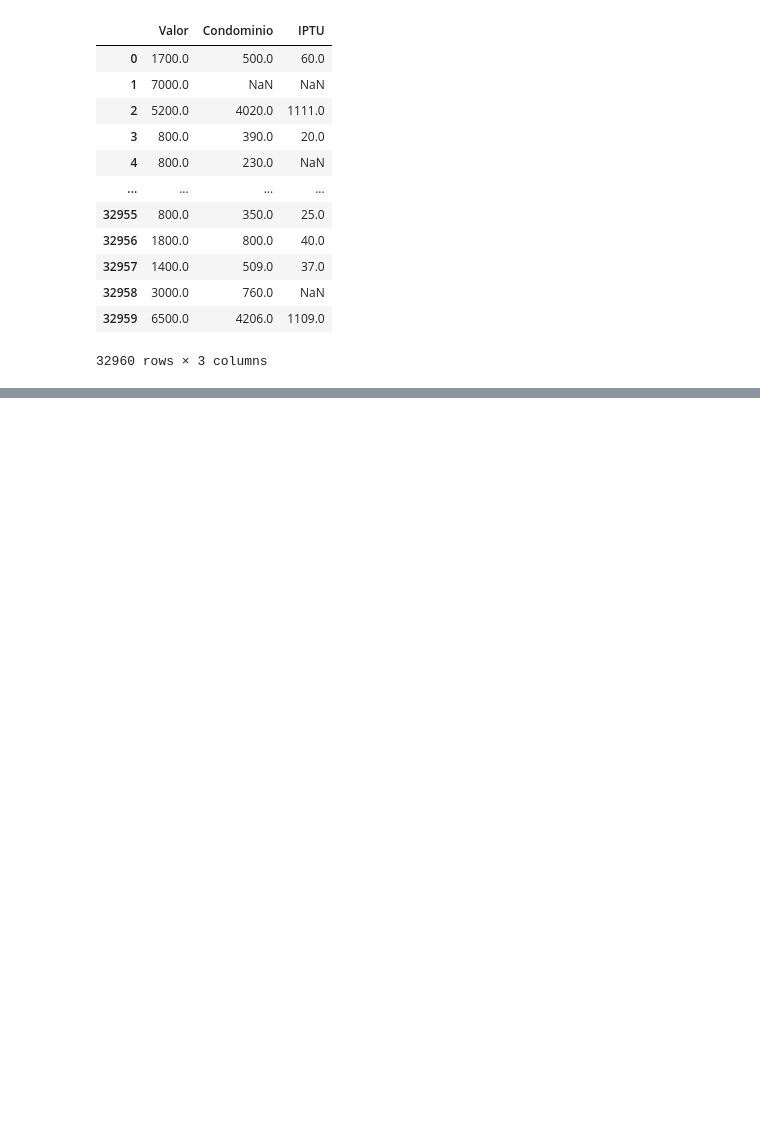
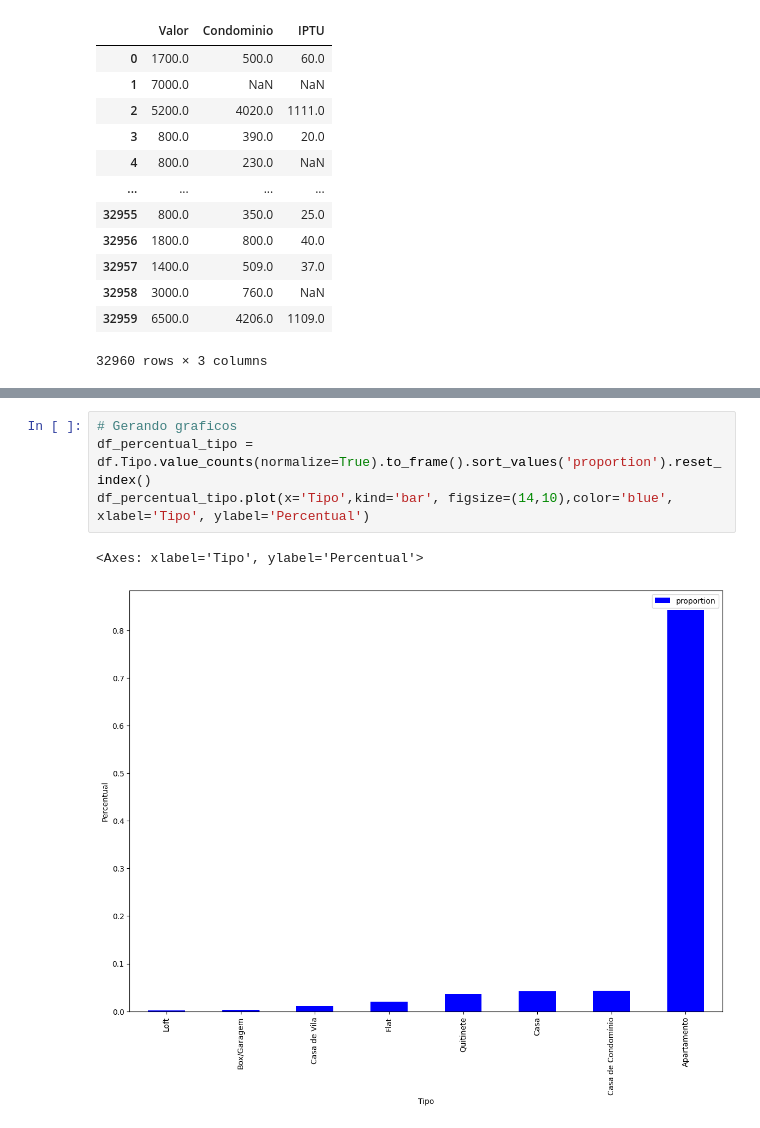
Before and after one commit to rodrigoceezar/curso_pandas_alura, a Jupyter notebook: analise_imoveis.ipynb, the cells around one changed output, grey strips where cells are left out. Drawn from its saved outputs; the diff is of its cells as text; blank space fills up the shorter version.

```diff
--- a/analise_imoveis.ipynb
+++ b/analise_imoveis.ipynb
@@ -119,0 +195,7 @@ df_raw[['Valor', 'Condominio','IPTU']]
+# %%
+# Gerando graficos
+df_percentual_tipo = df.Tipo.value_counts(normalize=True).to_frame().sort_values('proportion').reset_index()
+df_percentual_tipo.plot(x='Tipo',kind='bar', figsize=(14,10),color='blue', xlabel='Tipo', ylabel='Percentual')
+# %% [output]
+<Axes: xlabel='Tipo', ylabel='Percentual'>
+[figure, added]
```
Also changed, not shown: parts of 13 cells of this notebook, 1 other file.
